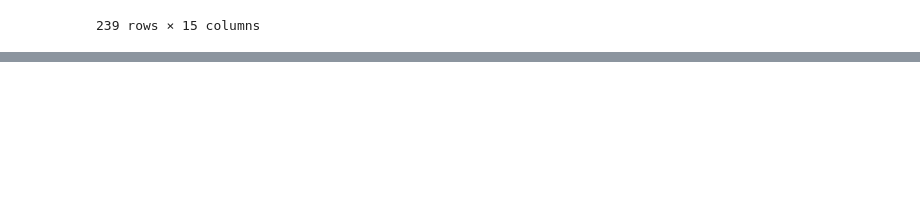
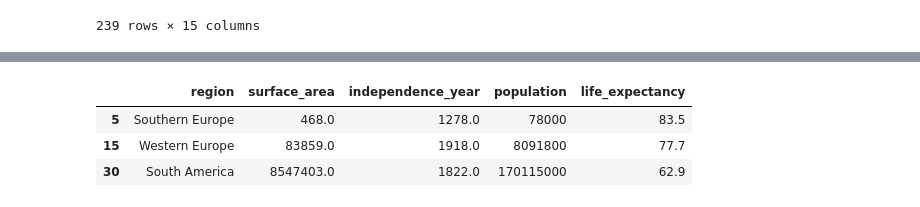
Before and after one commit to EddiRafael/Extraccion-de-datos, a Jupyter notebook: Entregable1.ipynb, the cells around one changed output, grey strips where cells are left out. Cells and saved outputs as stored; diff of their text form; code cells hidden in the pictures; blank space fills up the shorter version.

```diff
--- a/Entregable1.ipynb
+++ b/Entregable1.ipynb
@@ -101,0 +171,9 @@ files.download("filtro3 ejemplo 1.csv")
+# %%
+#filtro 4 ejemplo 2
+filtro4b= df.iloc[ [5,15,30] , 3:8]
+filtro4b
+# %% [output]
+|  | region | surface_area | independence_year | population | life_expectancy |
+| 5 | Southern Europe | 468.0 | 1278.0 | 78000 | 83.5 |
+| 15 | Western Europe | 83859.0 | 1918.0 | 8091800 | 77.7 |
+| 30 | South America | 8547403.0 | 1822.0 | 170115000 | 62.9 |
```
Also changed, not shown: parts of 40 cells of this notebook.
